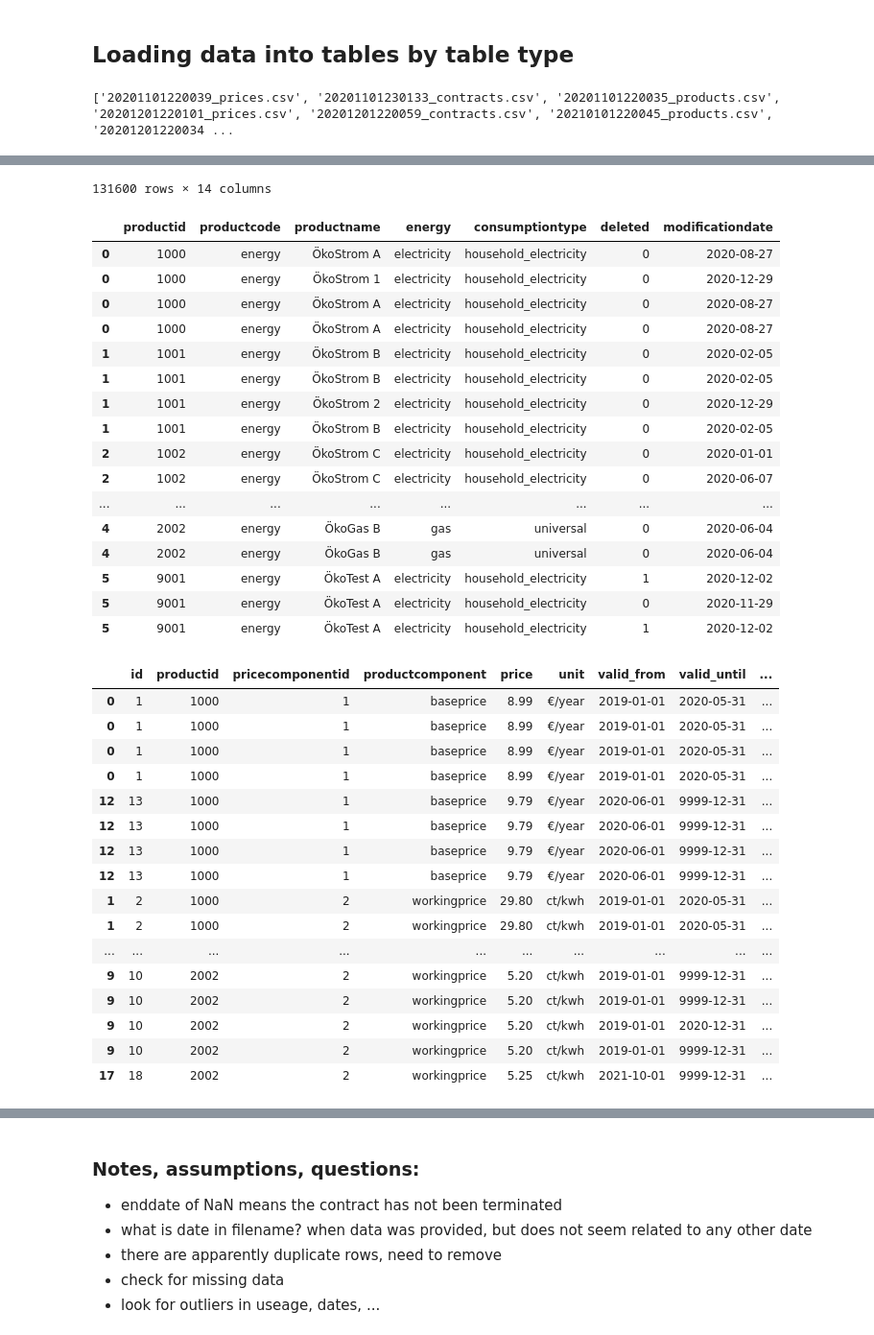
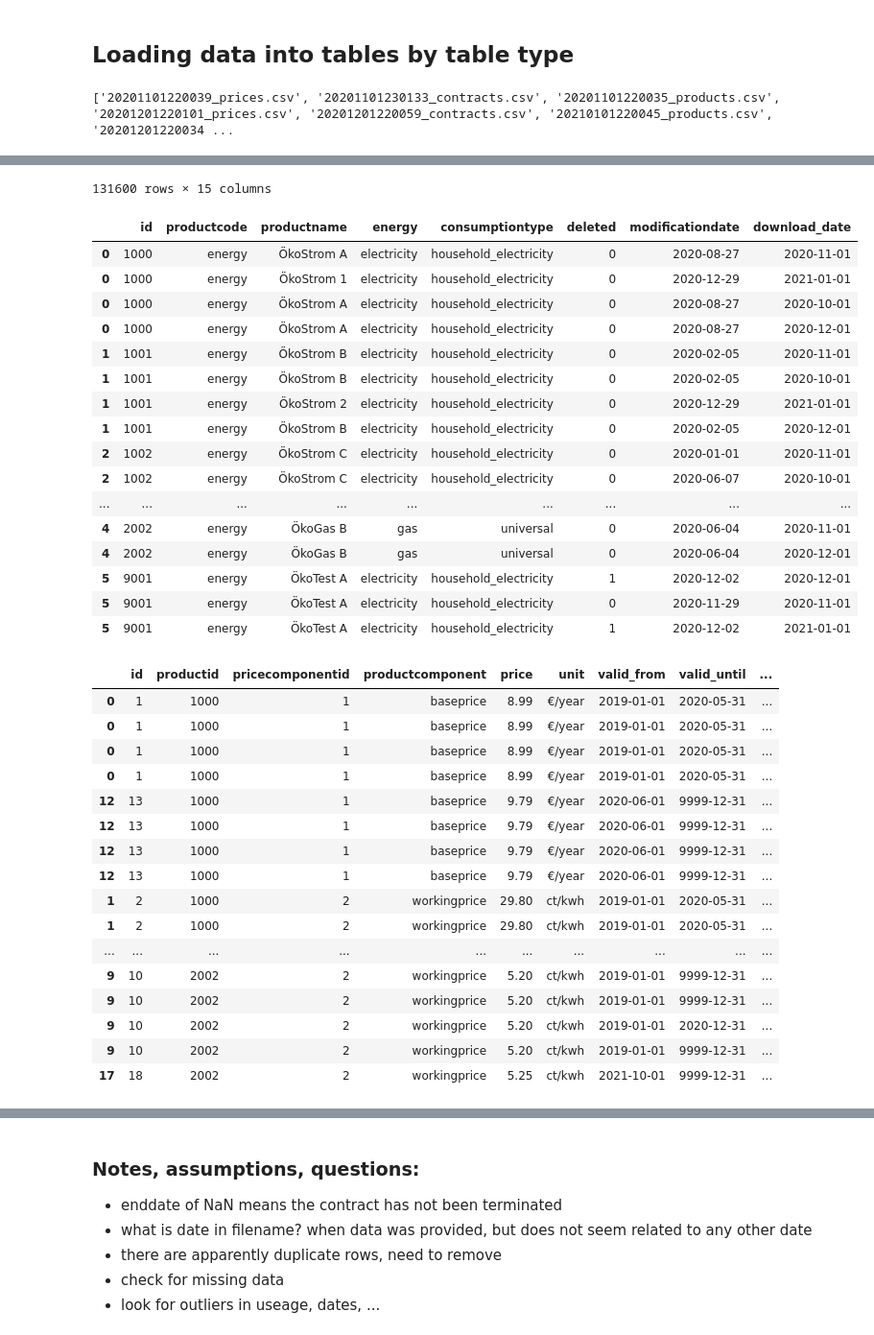
Before and after one commit to rpnorth/LichtBlick_Case_Study, a Jupyter notebook: 1_EDA.ipynb, the cells around one changed output, grey strips where cells are left out. Shown: that part at 96% size. Cells and saved outputs as stored; diff of their text form; code cells hidden in the pictures.

Commit message:
test: finished EDA

```diff
--- a/1_EDA.ipynb
+++ b/1_EDA.ipynb
@@ -16,55 +22,54 @@ contracts_list = []
 products_list = []
 prices_list = []
 for file in filelist:
     df2 = pd.read_csv(path+file, delimiter=';')
     date_from_name = file[0:8]
-    # df2['Date'] = pd.to_datetime(date_from_name)
+    df2['download_date'] = pd.to_datetime(date_from_name)
     if 'contracts' in file:
         contracts_list.append(df2)
     if 'products' in file:
         products_list.append(df2)
     if 'prices' in file:
         prices_list.append(df2)
 contracts_df = pd.concat(contracts_list)
 products_df = pd.concat(products_list)
 prices_df = pd.concat(prices_list)
-# for consistency across tables
-products_df = products_df.rename(columns={'id':'productid'})
+
 display(contracts_df.sort_values('startdate'))
-display(products_df.sort_values('productid'))
+display(products_df.sort_values('id'))
 display(prices_df.sort_values(['productid','pricecomponentid', 'valid_from']))
 # %% [output]
 ['20201101220039_prices.csv', '20201101230133_contracts.csv', '20201101220035_products.csv', '20201201220101_prices.csv', '20201201220059_contracts.csv', '20210101220045_products.csv', '20201201220034 ...
 |  | id | type | energy | usage | usagenet | createdat | startdate | enddate | fillingdatecancellation | ... |
 | 16199 | 16200 | energy | electricity | 2700.0 | 2860.0 | 2018-01-01 | 2018-01-01 | 2018-06-30 | 2018-06-02 | ... |
 | 24981 | 24982 | energy | electricity | 2500.0 | 2442.0 | 2018-01-01 | 2018-01-01 | 2020-03-31 | 2020-03-03 | ... |
 | 19890 | 19891 | energy | electricity | 2700.0 | NaN | 2018-01-01 | 2018-01-01 | NaN | NaN | ... |
 | 24981 | 24982 | energy | electricity | 2500.0 | 2442.0 | 2018-01-01 | 2018-01-01 | 2020-03-31 | 2020-03-03 | ... |
 | 11887 | 11888 | energy | electricity | 2700.0 | 2657.0 | 2018-01-01 | 2018-01-01 | 2019-05-31 | 2019-04-29 | ... |
 | ... | ... | ... | ... | ... | ... | ... | ... | ... | ... | ... |
 | 33883 | 33884 | energy | electricity | 2100.0 | 2030.0 | 2020-12-20 | 2022-09-29 | NaN | NaN | ... |
 | 31088 | 31089 | energy | electricity | 2300.0 | 2213.0 | 2020-10-16 | 2022-11-27 | NaN | NaN | ... |
 | 31088 | 31089 | energy | electricity | 2300.0 | 2213.0 | 2020-10-16 | 2022-11-27 | NaN | NaN | ... |
 | 30891 | 30892 | energy | electricity | 2000.0 | 2132.0 | 2020-10-20 | 2022-11-27 | NaN | NaN | ... |
 | 30891 | 30892 | energy | electricity | 2000.0 | 2132.0 | 2020-10-20 | 2022-11-27 | NaN | NaN | ... |
-131600 rows × 14 columns
+131600 rows × 15 columns
-|  | productid | productcode | productname | energy | consumptiontype | deleted | modificationdate |
-| 0 | 1000 | energy | ÖkoStrom A | electricity | household_electricity | 0 | 2020-08-27 |
-| 0 | 1000 | energy | ÖkoStrom 1 | electricity | household_electricity | 0 | 2020-12-29 |
-| 0 | 1000 | energy | ÖkoStrom A | electricity | household_electricity | 0 | 2020-08-27 |
-| 0 | 1000 | energy | ÖkoStrom A | electricity | household_electricity | 0 | 2020-08-27 |
-| 1 | 1001 | energy | ÖkoStrom B | electricity | household_electricity | 0 | 2020-02-05 |
-| 1 | 1001 | energy | ÖkoStrom B | electricity | household_electricity | 0 | 2020-02-05 |
-| 1 | 1001 | energy | ÖkoStrom 2 | electricity | household_electricity | 0 | 2020-12-29 |
-| 1 | 1001 | energy | ÖkoStrom B | electricity | household_electricity | 0 | 2020-02-05 |
-| 2 | 1002 | energy | ÖkoStrom C | electricity | household_electricity | 0 | 2020-01-01 |
-| 2 | 1002 | energy | ÖkoStrom C | electricity | household_electricity | 0 | 2020-06-07 |
-| ... | ... | ... | ... | ... | ... | ... | ... |
-| 4 | 2002 | energy | ÖkoGas B | gas | universal | 0 | 2020-06-04 |
-| 4 | 2002 | energy | ÖkoGas B | gas | universal | 0 | 2020-06-04 |
-| 5 | 9001 | energy | ÖkoTest A | electricity | household_electricity | 1 | 2020-12-02 |
-| 5 | 9001 | energy | ÖkoTest A | electricity | household_electricity | 0 | 2020-11-29 |
-| 5 | 9001 | energy | ÖkoTest A | electricity | household_electricity | 1 | 2020-12-02 |
+|  | id | productcode | productname | energy | consumptiontype | deleted | modificationdate | download_date |
+| 0 | 1000 | energy | ÖkoStrom A | electricity | household_electricity | 0 | 2020-08-27 | 2020-11-01 |
+| 0 | 1000 | energy | ÖkoStrom 1 | electricity | household_electricity | 0 | 2020-12-29 | 2021-01-01 |
+| 0 | 1000 | energy | ÖkoStrom A | electricity | household_electricity | 0 | 2020-08-27 | 2020-10-01 |
+| 0 | 1000 | energy | ÖkoStrom A | electricity | household_electricity | 0 | 2020-08-27 | 2020-12-01 |
+| 1 | 1001 | energy | ÖkoStrom B | electricity | household_electricity | 0 | 2020-02-05 | 2020-11-01 |
+| 1 | 1001 | energy | ÖkoStrom B | electricity | household_electricity | 0 | 2020-02-05 | 2020-10-01 |
+| 1 | 1001 | energy | ÖkoStrom 2 | electricity | household_electricity | 0 | 2020-12-29 | 2021-01-01 |
+| 1 | 1001 | energy | ÖkoStrom B | electricity | household_electricity | 0 | 2020-02-05 | 2020-12-01 |
+| 2 | 1002 | energy | ÖkoStrom C | electricity | household_electricity | 0 | 2020-01-01 | 2020-11-01 |
+| 2 | 1002 | energy | ÖkoStrom C | electricity | household_electricity | 0 | 2020-06-07 | 2020-10-01 |
+| ... | ... | ... | ... | ... | ... | ... | ... | ... |
+| 4 | 2002 | energy | ÖkoGas B | gas | universal | 0 | 2020-06-04 | 2020-11-01 |
+| 4 | 2002 | energy | ÖkoGas B | gas | universal | 0 | 2020-06-04 | 2020-12-01 |
+| 5 | 9001 | energy | ÖkoTest A | electricity | household_electricity | 1 | 2020-12-02 | 2020-12-01 |
+| 5 | 9001 | energy | ÖkoTest A | electricity | household_electricity | 0 | 2020-11-29 | 2020-11-01 |
+| 5 | 9001 | energy | ÖkoTest A | electricity | household_electricity | 1 | 2020-12-02 | 2021-01-01 |
 |  | id | productid | pricecomponentid | productcomponent | price | unit | valid_from | valid_until | ... |
 | 0 | 1 | 1000 | 1 | baseprice | 8.99 | €/year | 2019-01-01 | 2020-05-31 | ... |
 | 0 | 1 | 1000 | 1 | baseprice | 8.99 | €/year | 2019-01-01 | 2020-05-31 | ... |
```
Also changed, not shown: parts of 26 cells of this notebook.
